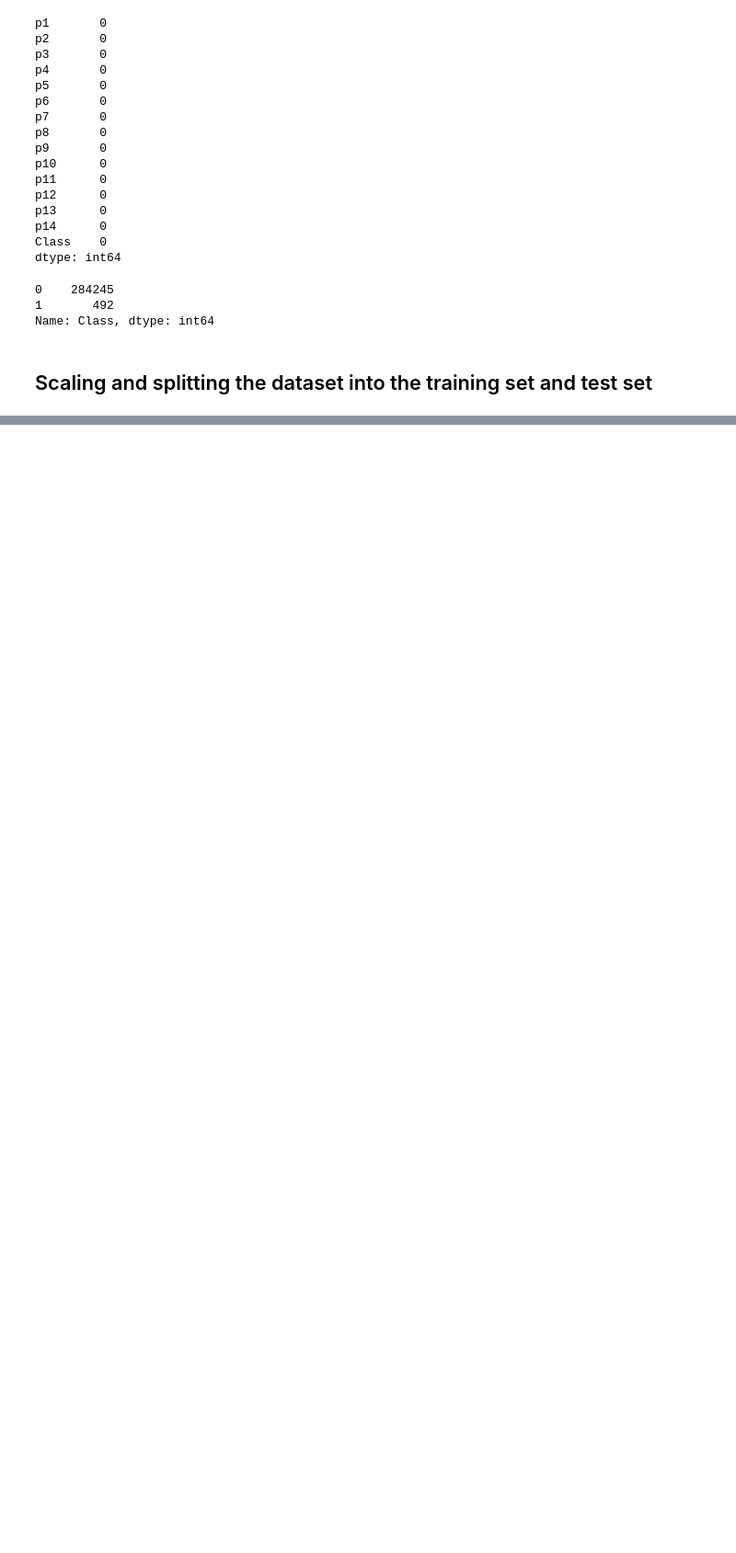
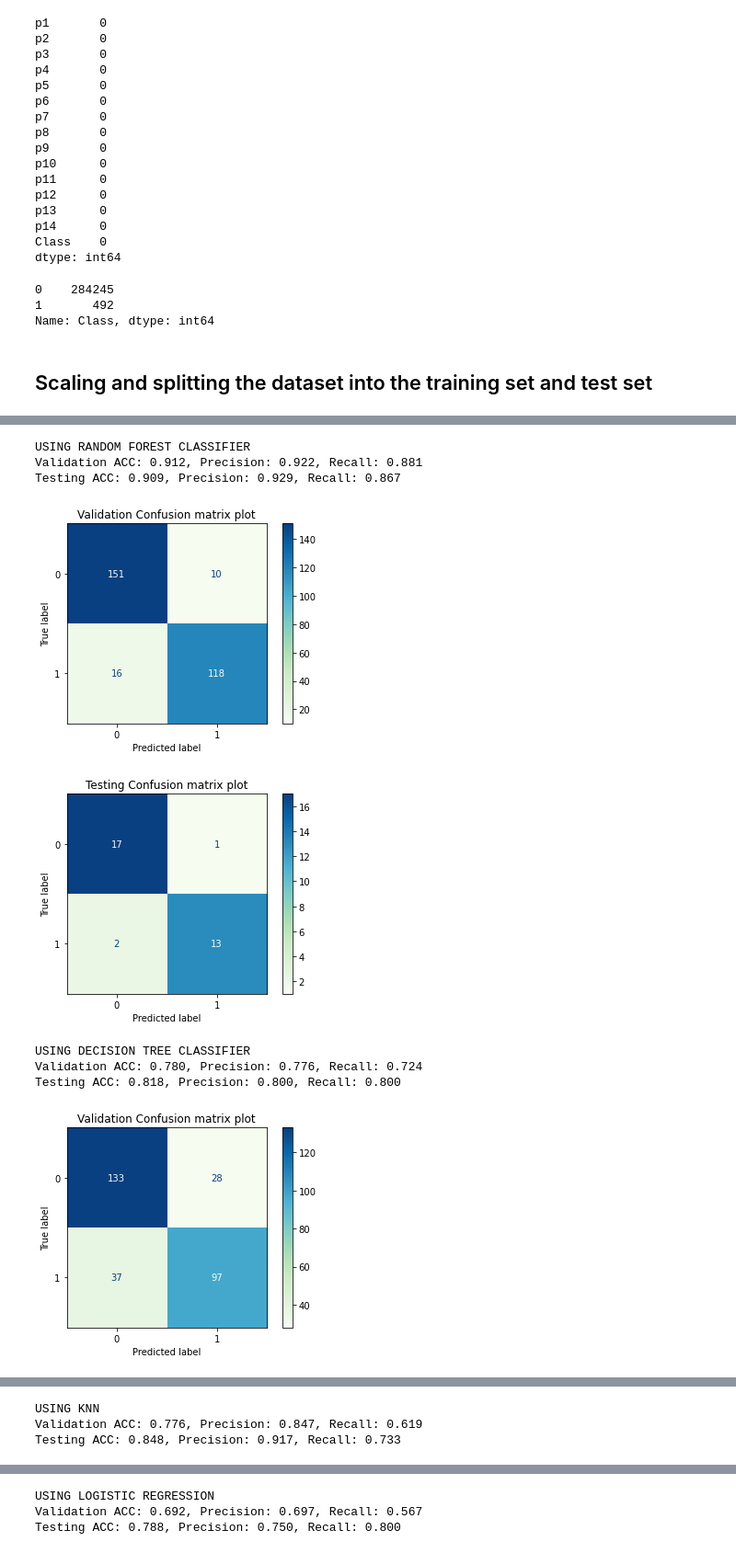
Before and after one commit to mirjunaid26/particle_accelerator_LHC, a Jupyter notebook: particle_accelerator.ipynb, the cells around one changed output, grey strips where cells are left out. Shown: that part at 92% size. Drawn from its saved outputs; the diff is of its cells as text; code cells hidden in the pictures; blank space fills up the shorter version.

```diff
--- a/particle_accelerator.ipynb
+++ b/particle_accelerator.ipynb
@@ -179,0 +126,15 @@ print(x_test)
+# %%
+data_x_scaled = scaler.fit_transform(data_x)
+# %%
+# Converting pandas dataframe into numpy arrays
+X = np.array(data_x_scaled)
+y = np.array(data_y)
+# %%
+# Splitting the training to validation by a ratio of 70 to 30 %
+X_train, X_valid, y_train, y_valid = train_test_split(X, y, test_size=0.3, random_state=1234)
+# %%
+"""
+From those 30 % spliiting further to 90 % validation and 10 % test, so all over
+70 % train, 20 % validation and 10 % test
+"""
+X_valid, X_test, y_valid, y_test = train_test_split(X_valid, y_valid, test_size=0.1)
@@ -179,0 +236,46 @@ print(x_test)
+# %%
+"""
+For each model we can see the validation and test acc, precision and recall
+and also we can see the confusion matrix for validation and test set.
+
+"""
+
+MODELS = [
+    RandomForestClassifier(),
+    DecisionTreeClassifier(),
+    KNeighborsClassifier(n_neighbors=3),
+    LogisticRegression(random_state=0),
+    svm.SVC(),
+    BalancedBaggingClassifier(base_estimator=DecisionTreeClassifier(),
+                              sampling_strategy='auto',
+                              replacement=False,
+                              random_state=0),
+
+    BalancedBaggingClassifier(base_estimator=RandomForestClassifier(),
+                             sampling_strategy='auto',
+                             replacement=False,
+                             random_state=0)
+]
+
+MODEL_NAMES = [
+    'RANDOM FOREST CLASSIFIER',
+    'DECISION TREE CLASSIFIER',
+    'KNN',
+    'LOGISTIC REGRESSION',
+    'SVM',
+    'BALANCED BAGGIN CLASSIFIER (DECISION TREE as BASE)',
+    'BALANCED BAGGIN CLASSIFIER (RANDOM FOREST as BASE)'
+
+]
+
+MODEL_LOGS = run_all_models(MODELS, MODEL_NAMES)
+# %% [output]
+USING RANDOM FOREST CLASSIFIER
+Validation ACC: 0.912, Precision: 0.922, Recall: 0.881
+Testing ACC: 0.909, Precision: 0.929, Recall: 0.867
+[figure, added]
+[figure, added]
+USING DECISION TREE CLASSIFIER
+Validation ACC: 0.780, Precision: 0.776, Recall: 0.724
+Testing ACC: 0.818, Precision: 0.800, Recall: 0.800
+[figure, added]
@@ -179,0 +283,3 @@ print(x_test)
+USING KNN
+Validation ACC: 0.776, Precision: 0.847, Recall: 0.619
+Testing ACC: 0.848, Precision: 0.917, Recall: 0.733
@@ -179,0 +288,3 @@ print(x_test)
+USING LOGISTIC REGRESSION
+Validation ACC: 0.692, Precision: 0.697, Recall: 0.567
+Testing ACC: 0.788, Precision: 0.750, Recall: 0.800
```
Also changed, not shown: parts of 33 cells of this notebook, 1 other file.
